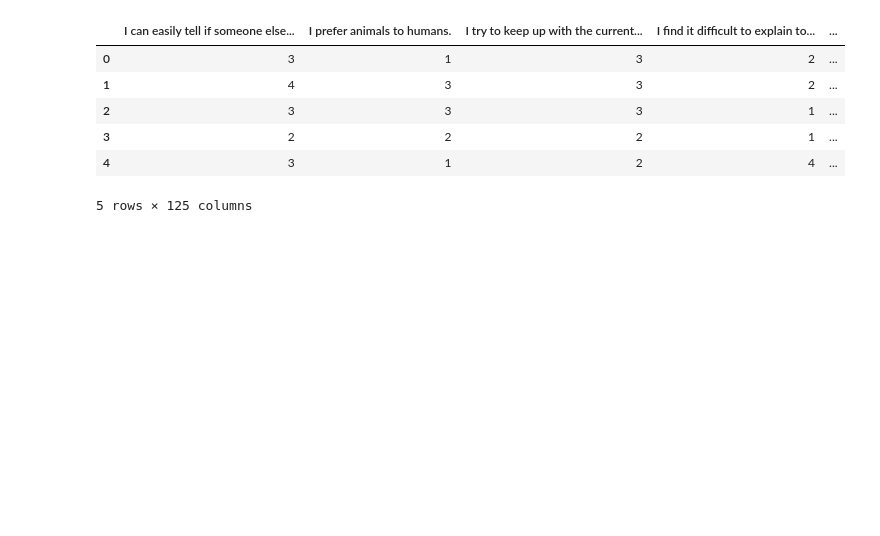
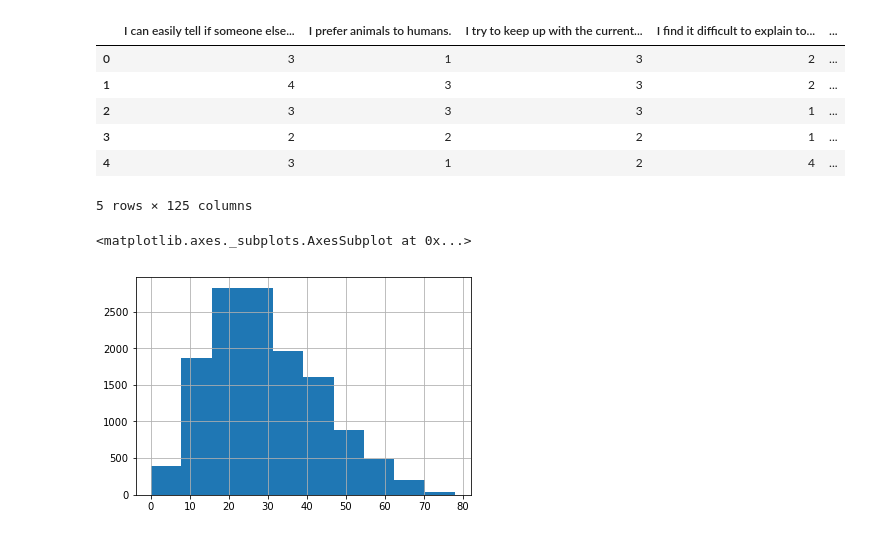
Before and after one commit to vincefav/systemizing-empathizing, a Jupyter notebook: Systemizing and Empathizing.ipynb, the cells around one changed output. Saved outputs shown, nothing was run; the diff lists cells and outputs as text; code cells hidden in the pictures; blank space fills up the shorter version.

```diff
--- a/Systemizing and Empathizing.ipynb
+++ b/Systemizing and Empathizing.ipynb
@@ -43,3 +52,8 @@ data.head()
 | 3 | 2 | 2 | 2 | 1 | ... |
 | 4 | 3 | 1 | 2 | 4 | ... |
 5 rows × 125 columns
+# %%
+data['SQ'].hist()
+# %% [output]
+<matplotlib.axes._subplots.AxesSubplot at 0x...>
+[figure, added]
```
Also changed, not shown: parts of 15 cells of this notebook.
